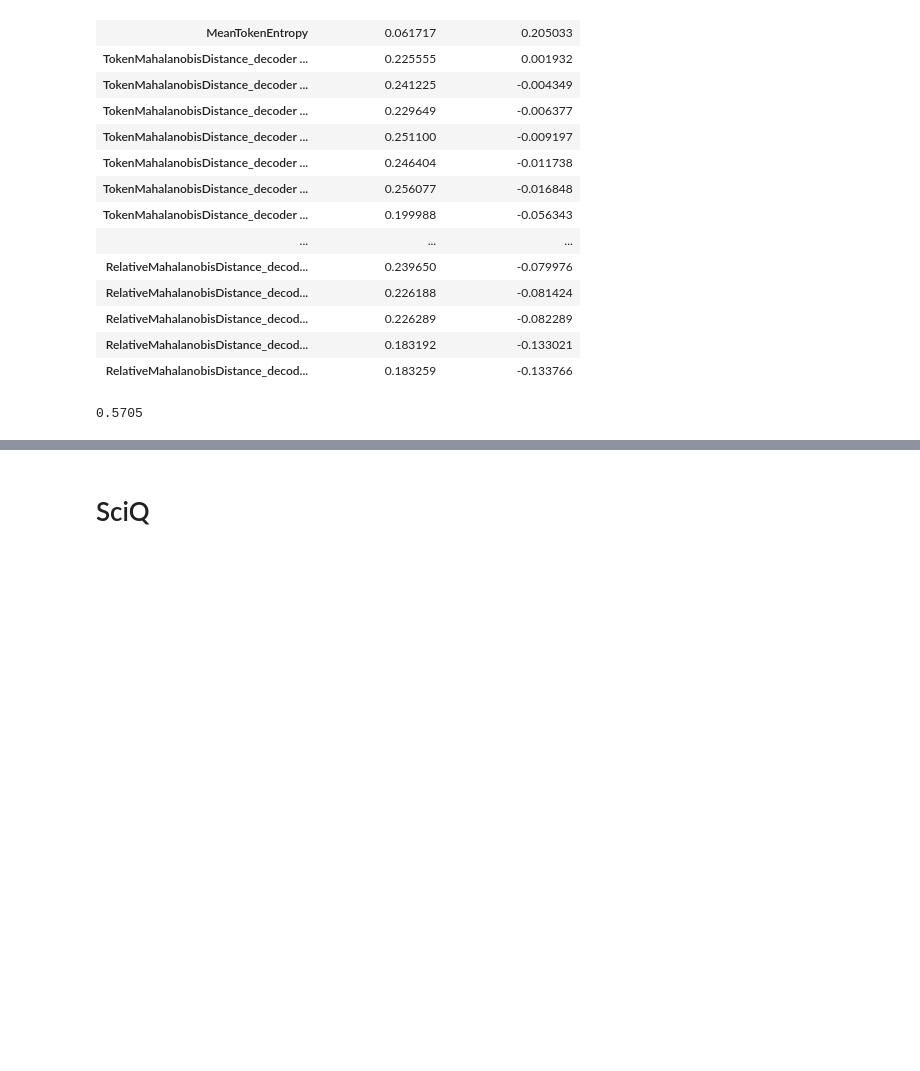
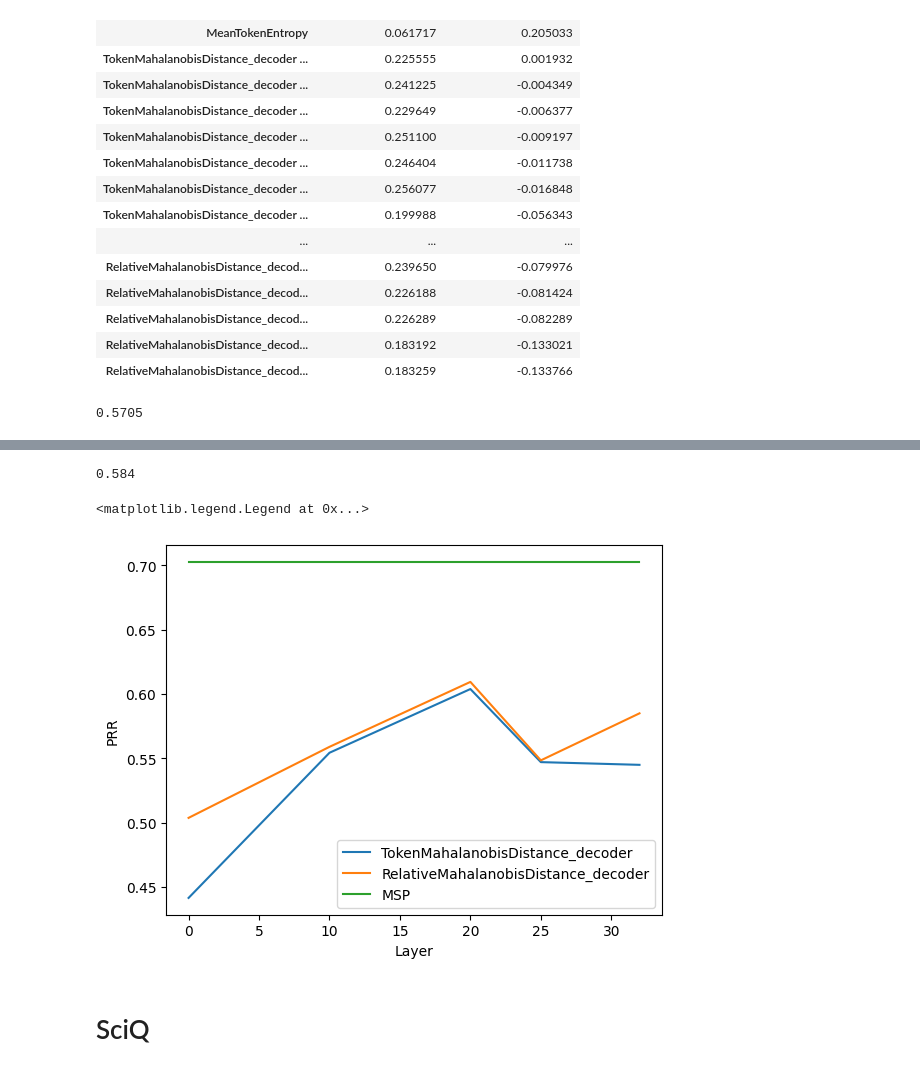
Before and after one commit to ArtemVazh/token_mahalanobis_distance, a Jupyter notebook: notebooks/results.ipynb, the cells around one changed output, grey strips where cells are left out. Cells and saved outputs as stored; diff of their text form; code cells hidden in the pictures; blank space fills up the shorter version.

```diff
--- a/notebooks/results.ipynb
+++ b/notebooks/results.ipynb
@@ -142,3 +176,25 @@ np.mean(man.gen_metrics[('sequence', 'Accuracy')])
+# %%
+np.mean(man['gen_metrics'][('sequence', 'Accuracy')])
+# %% [output]
+0.584
+# %%
+import matplotlib.pyplot as plt
+
+def check_cond(col, name="TokenMahalanobisDistance_decoder", suf="(mean, Accuracy, 0.3)"):
+    return (name in col) and (suf in col)
+names = ["TokenMahalanobisDistance_decoder", "RelativeMahalanobisDistance_decoder"]
+for name in names:
+    cols = [x for x in df0.columns if check_cond(x, name)]
+    layers = [int(x.split("_")[2].split(" ")[0]) if len(x.split("_")) > 2 else 32 for x in cols]
+
+    plt.plot(layers, df0[cols].values[0], label=name)
+plt.plot(layers, [df0['MaximumSequenceProbability'][0]]*len(layers), label="MSP")
+plt.xlabel("Layer")
+plt.ylabel("PRR")
+plt.legend()
+# %% [output]
+<matplotlib.legend.Legend at 0x...>
+[figure, added]
 # %% [markdown]
 # SciQ
 # %% [markdown]
```
Also changed, not shown: parts of 60 cells of this notebook.
